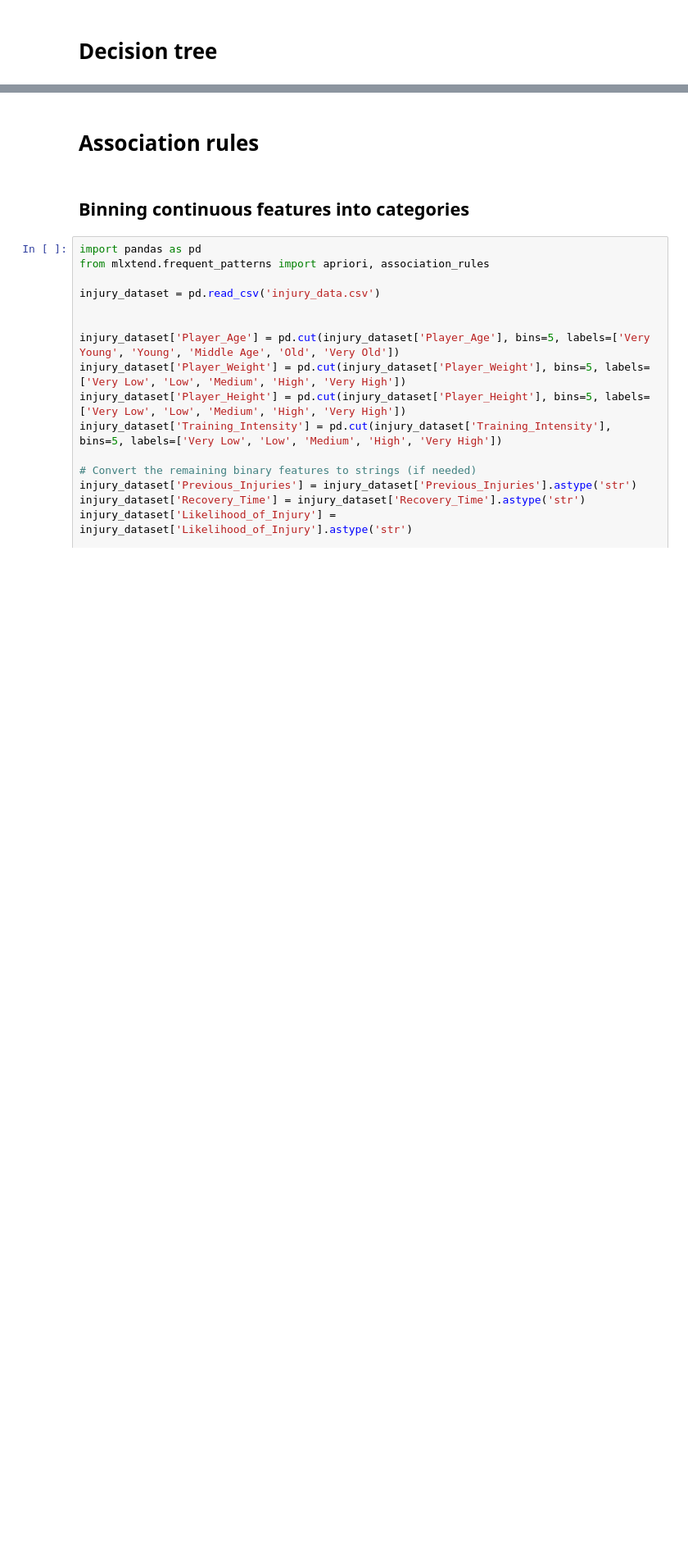
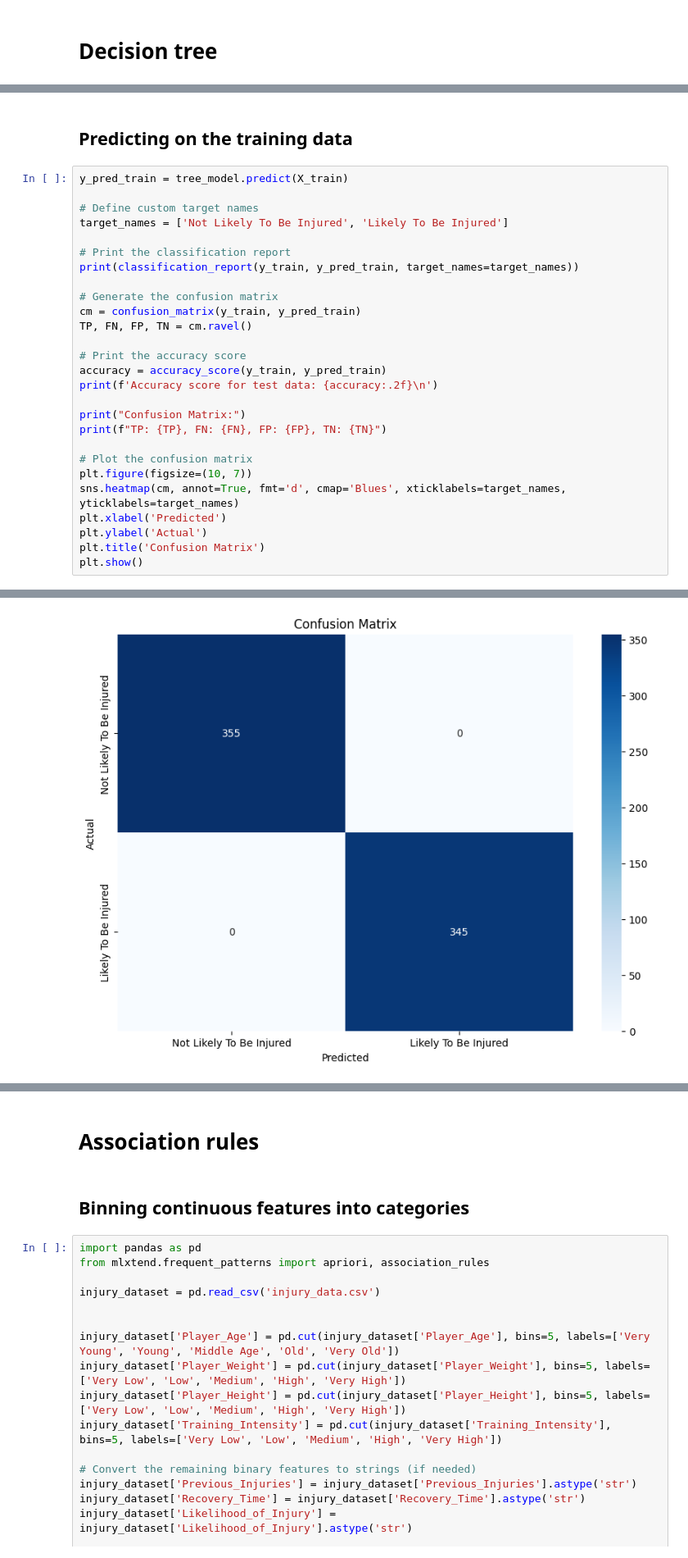
Before and after one commit to KillordTheOG/DataMining_InjuryPrevention, a Jupyter notebook: injury_prevention_project.ipynb, the cells around one changed output, grey strips where cells are left out. Shown: that part at 82% size. Saved outputs shown, nothing was run; the diff lists cells and outputs as text; blank space fills up the shorter version.

```diff
--- a/injury_prevention_project.ipynb
+++ b/injury_prevention_project.ipynb
@@ -263,0 +388,30 @@ TP: 75, FN: 70, FP: 70, TN: 85
+# %% [markdown]
+## Predicting on the training data
+# %%
+y_pred_train = tree_model.predict(X_train)
+
+# Define custom target names
+target_names = ['Not Likely To Be Injured', 'Likely To Be Injured']
+
+# Print the classification report
+print(classification_report(y_train, y_pred_train, target_names=target_names))
+
+# Generate the confusion matrix
+cm = confusion_matrix(y_train, y_pred_train)
+TP, FN, FP, TN = cm.ravel()
+
+# Print the accuracy score
+accuracy = accuracy_score(y_train, y_pred_train)
+print(f'Accuracy score for test data: {accuracy:.2f}\n')
+
+print("Confusion Matrix:")
+print(f"TP: {TP}, FN: {FN}, FP: {FP}, TN: {TN}")
+
+# Plot the confusion matrix
+plt.figure(figsize=(10, 7))
+sns.heatmap(cm, annot=True, fmt='d', cmap='Blues', xticklabels=target_names, yticklabels=target_names)
+plt.xlabel('Predicted')
+plt.ylabel('Actual')
+plt.title('Confusion Matrix')
+plt.show()
+# %% [output]
@@ -263,0 +431 @@ TP: 75, FN: 70, FP: 70, TN: 85
+[figure, added]
```
Also changed, not shown: parts of 21 cells of this notebook.
